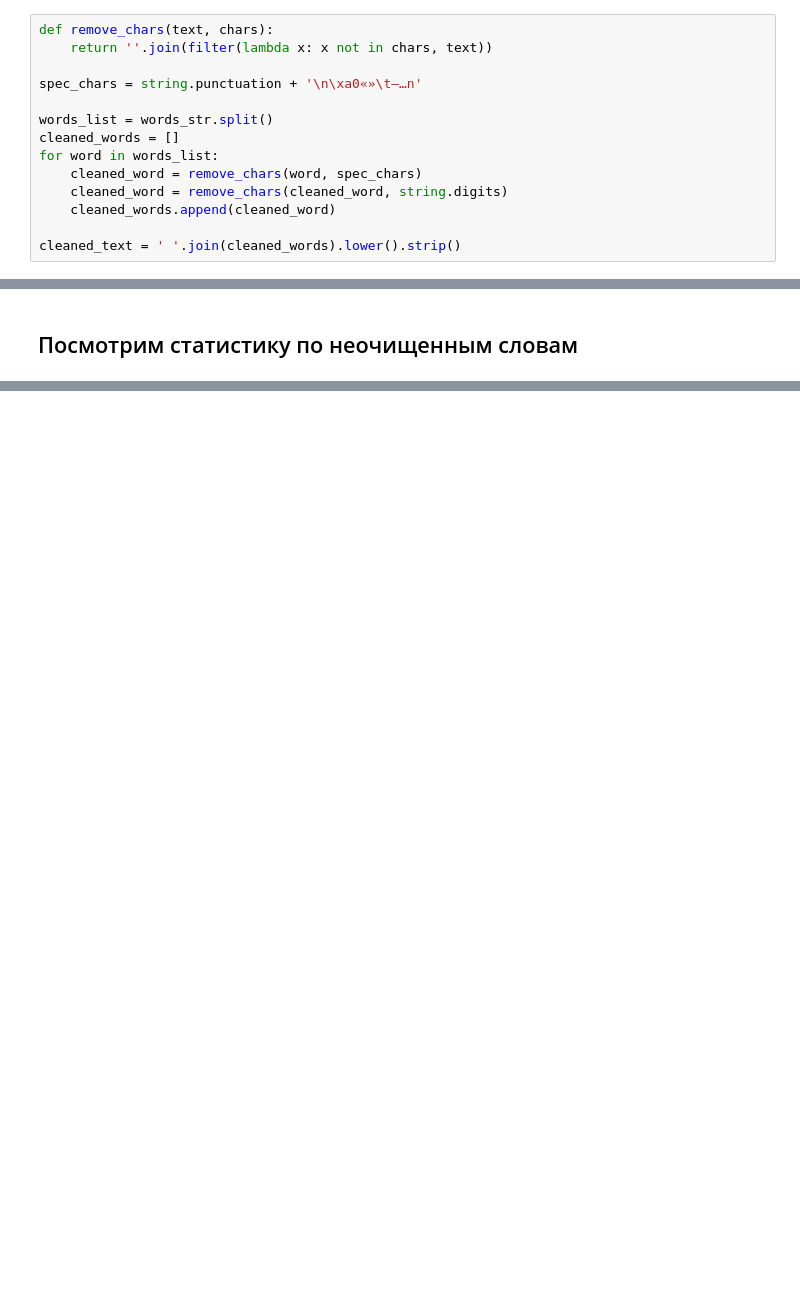
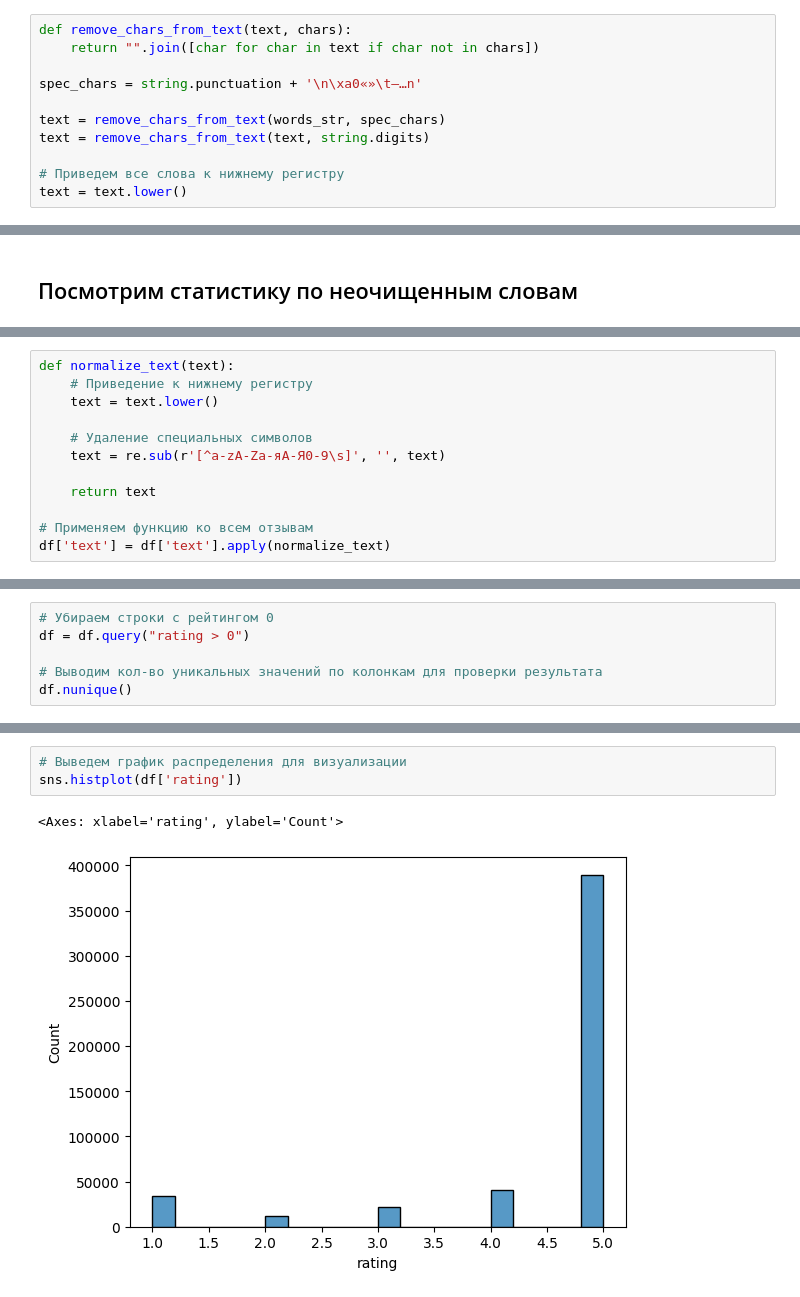
Before and after one commit to kcherenkovv/learning_task, a Jupyter notebook: ide.ipynb, the cells around one changed output, grey strips where cells are left out. Cells and saved outputs as stored; diff of their text form; blank space fills up the shorter version.

```diff
--- a/ide.ipynb
+++ b/ide.ipynb
@@ -228,19 +252,16 @@ words_str = ' '.join(str(string) for string in words_list_list)
 # %% [markdown]
 ### Удалим из строки все спец.символы
 # %%
-def remove_chars(text, chars):
-    return ''.join(filter(lambda x: x not in chars, text))
+def remove_chars_from_text(text, chars):
+    return "".join([char for char in text if char not in chars])
 
 spec_chars = string.punctuation + '\n\xa0«»\t—…n'
 
-words_list = words_str.split()
-cleaned_words = []
-for word in words_list:
-    cleaned_word = remove_chars(word, spec_chars)
-    cleaned_word = remove_chars(cleaned_word, string.digits)
-    cleaned_words.append(cleaned_word)
+text = remove_chars_from_text(words_str, spec_chars)
+text = remove_chars_from_text(text, string.digits)
 
-cleaned_text = ' '.join(cleaned_words).lower().strip()
+# Приведем все слова к нижнему регистру
+text = text.lower()
 # %%
 # Токенизируем текст
 nltk.download('punkt_tab')
@@ -266,0 +383,12 @@ for word in most_common_words:
+# %%
+def normalize_text(text):
+    # Приведение к нижнему регистру
+    text = text.lower()
+
+    # Удаление специальных символов
+    text = re.sub(r'[^a-zA-Zа-яА-Я0-9\s]', '', text)
+
+    return text
+
+# Применяем функцию ко всем отзывам
+df['text'] = df['text'].apply(normalize_text)
@@ -266,0 +431,6 @@ for word in most_common_words:
+# %%
+# Убираем строки с рейтингом 0
+df = df.query("rating > 0")
+
+# Выводим кол-во уникальных значений по колонкам для проверки результата
+df.nunique()
@@ -266,0 +445,6 @@ for word in most_common_words:
+# %%
+# Выведем график распределения для визуализации
+sns.histplot(df['rating'])
+# %% [output]
+<Axes: xlabel='rating', ylabel='Count'>
+[figure, added]
```
Also changed, not shown: parts of 45 cells of this notebook, 1 other file.
